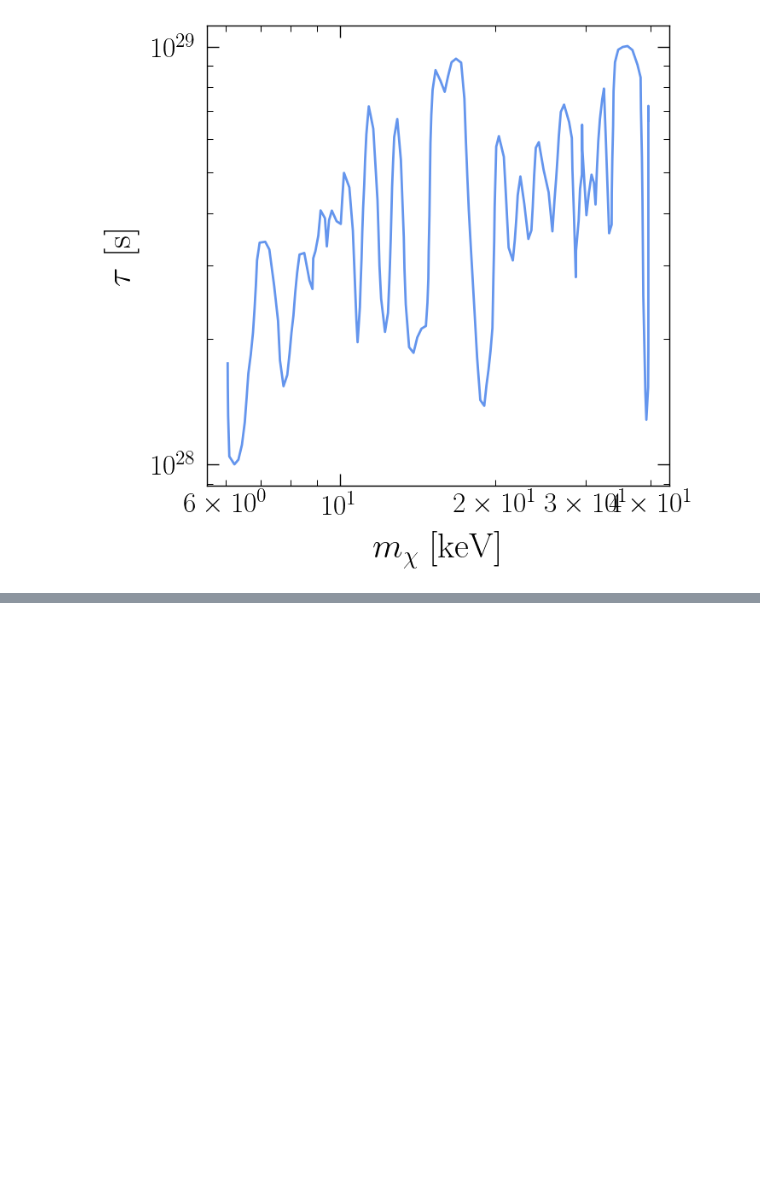
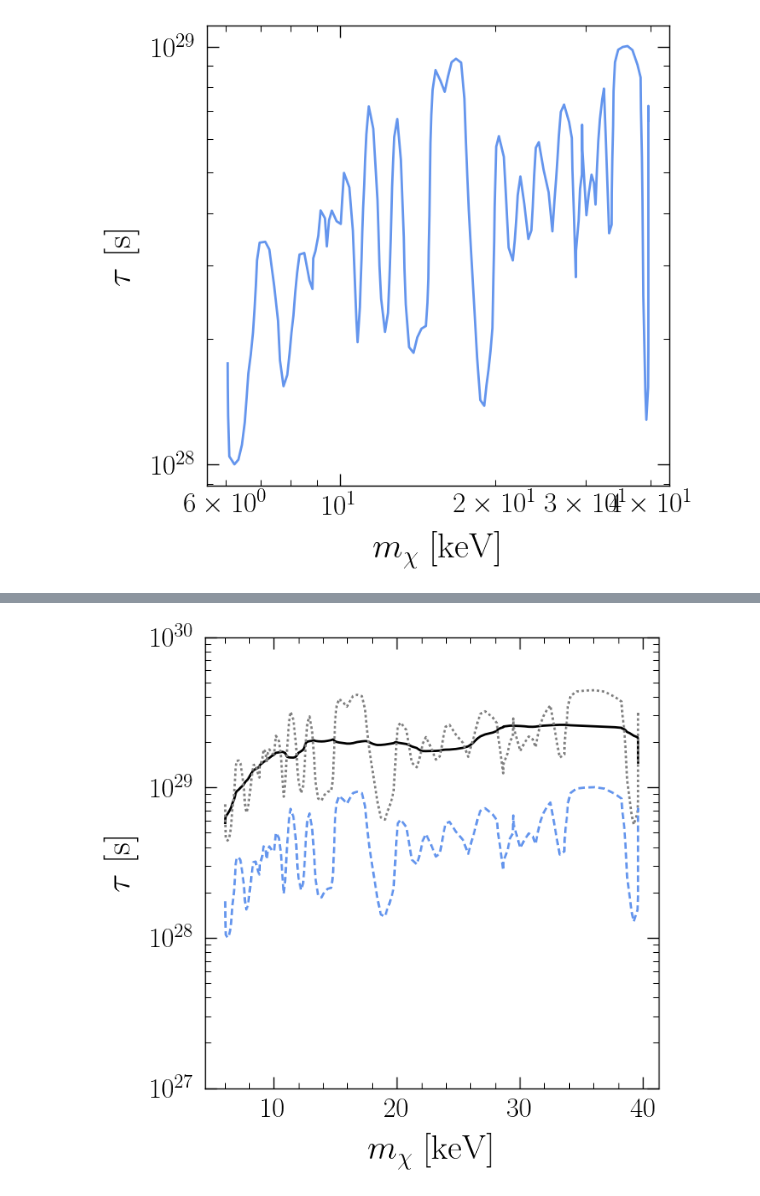
Before and after one commit to joshua-benabou/Mega_Decaying_DM_Milkyway_Analysis, a Jupyter notebook: jupyter/NuSTAR_projections.ipynb, the cells around one changed output, grey strips where cells are left out. Saved outputs shown, nothing was run; the diff lists cells and outputs as text; code cells hidden in the pictures; blank space fills up the shorter version.

```diff
--- a/jupyter/NuSTAR_projections.ipynb
+++ b/jupyter/NuSTAR_projections.ipynb
@@ -223,3 +227,23 @@ plt.show()
+# %%
+#smooth
+
+#let's smooth this
+
+new_tau_s = savgol_filter(new_tau_s_raw, window_length=80, polyorder=3)
+
+plt.plot(mass_keV, new_tau_s, color='k')
+plt.plot(mass_keV, new_tau_s_raw, color='gray', linestyle='dotted')
+plt.plot(mass_keV, tau_s, linestyle='dashed')
+
+#plt.xscale('log')
+plt.yscale('log')
+plt.xlabel(r'$m_{\chi}$ [keV]')
+plt.ylabel(r'$\tau$ [s]')
+plt.ylim([1e27, 1e30])
+
+plt.show()
+# %% [output]
+[figure, added]
 # %%
 #save
 
```
Also changed, not shown: parts of 3 cells of this notebook, 6 other files.
